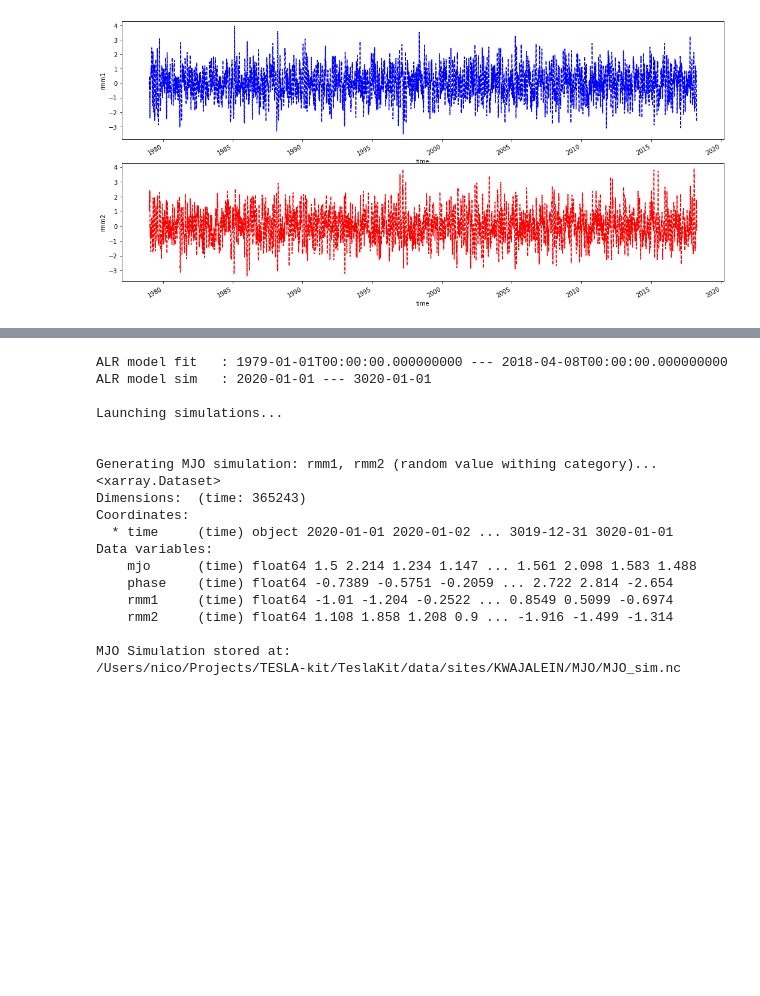
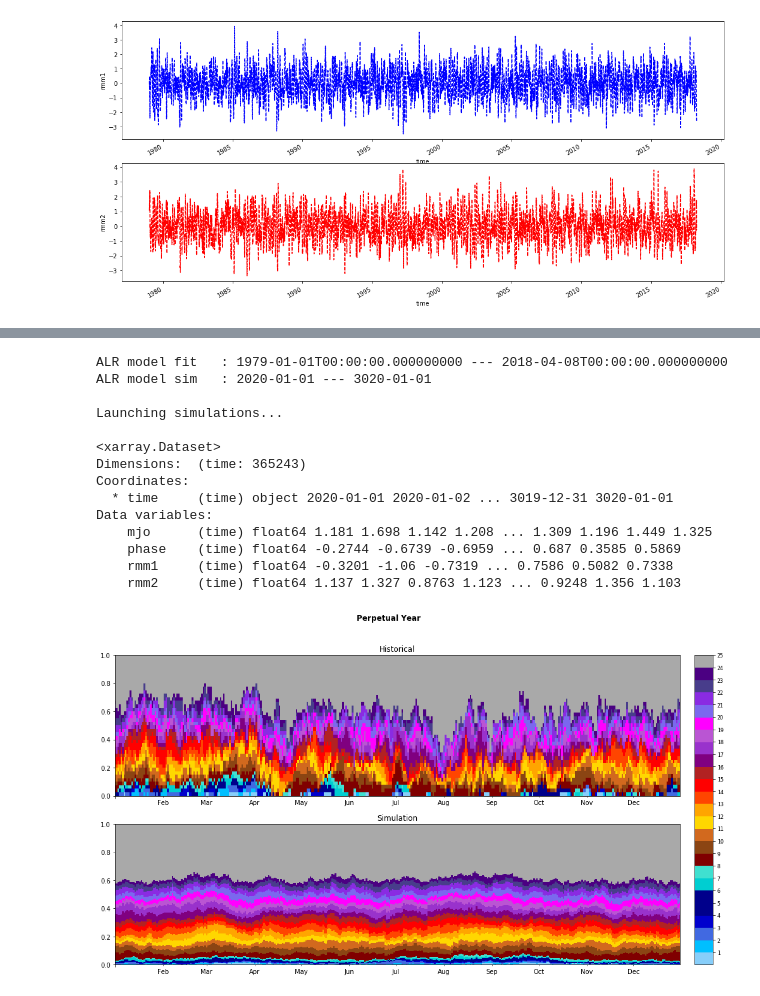
Before and after one commit to teslakit/teslakit, a Jupyter notebook: scripts/project_nb/02_MJO_ALR_Simulation.ipynb, the cells around one changed output, grey strips where cells are left out. Cells and saved outputs as stored; diff of their text form; code cells hidden in the pictures; blank space fills up the shorter version.

```diff
--- a/scripts/project_nb/02_MJO_ALR_Simulation.ipynb
+++ b/scripts/project_nb/02_MJO_ALR_Simulation.ipynb
@@ -89,14 +79,7 @@ Calculating MJO categories (from 25 options)...
 # --------------------------------------
 # Autoregressive Logistic Regression - fit model
 
-print(
-'\nSetting ALR execution parameters...\n \
-markov_order = {0}\n seasonality = {1}'.format(
-    alr_markov_order, alr_seasonality)
-)
-
 # MJO historical data for fitting
-num_categs  = 25  # fixed parameter
 xds_bmus_fit = xr.Dataset(
     {
         'bmus'  :(('time',), xds_mjo_hist.categ.values[:]),
@@ -112,12 +95,9 @@ d_terms_settings = {
 }
 
 # ALR wrapper
-ALRW = ALR_WRP(p_mjo_alrw)
-ALRW.SetFitData(num_categs, xds_bmus_fit, d_terms_settings)
+ALRW = ALR_WRP(db.paths.site.MJO.alrw)
+ALRW.SetFitData(alr_num_categs, xds_bmus_fit, d_terms_settings)
 
 # ALR model fitting
 ALRW.FitModel(max_iter=10000)
-
-# show fit report
-ALRW.Report_Fit()
 # %% [output]
@@ -139,20 +122,17 @@ ALR model saved at /Users/nico/Projects/TESLA-kit/TeslaKit/data/sites/KWAJALEIN/
 dates_sim = [d1_sim + timedelta(days=i) for i in range((d2_sim-d1_sim).days+1)]
 
 # launch simulation
-sim_num = 1  # only one simulation for mjo daily
-xds_alr = ALRW.Simulate(sim_num, dates_sim, progress_bar=False)
+xds_alr = ALRW.Simulate(num_sims, dates_sim)
 evbmus_sim = np.squeeze(xds_alr.evbmus_sims.values[:])
 
-
 # Generate mjo rmm1 and rmm2 simulated values
-print('\nGenerating MJO simulation: rmm1, rmm2 (random value withing category)...')
-rmm12_sim = np.empty((len(evbmus_sim),2)) * np.nan
+rmm12_sim = np.empty((len(evbmus_sim), 2)) * np.nan
 for c, m in enumerate(evbmus_sim):
     options = d_rmm_categ['cat_{0}'.format(int(m))]
     r = np.random.randint(options.shape[0])
     rmm12_sim[c,:] = options[r,:]
 
-# mjo and phase
+# calculate mjo and phase
 mjo_sim = np.sqrt(rmm12_sim[:,0]**2+rmm12_sim[:,1]**2)
 phase_sim = np.arctan2(rmm12_sim[:,0], rmm12_sim[:,1])
 
@@ -168,26 +148,24 @@ xds_MJO_sim = xr.Dataset(
 )
 print(xds_MJO_sim)
 
-# xarray.Dataset.to_netcdf() wont work with this time array and time dtype
-sbxds(xds_MJO_sim, p_mjo_sim)
-print('\nMJO Simulation stored at:\n{0}'.format(p_mjo_sim))
+db.Save_MJO_sim(xds_MJO_sim)
 # %% [output]
 ALR model fit   : 1979-01-01T00:00:00.000000000 --- 2018-04-08T00:00:00.000000000
 ALR model sim   : 2020-01-01 --- 3020-01-01
 
 Launching simulations...
 
-
-Generating MJO simulation: rmm1, rmm2 (random value withing category)...
 <xarray.Dataset>
 Dimensions:  (time: 365243)
 Coordinates:
   * time     (time) object 2020-01-01 2020-01-02 ... 3019-12-31 3020-01-01
 Data variables:
-    mjo      (time) float64 1.5 2.214 1.234 1.147 ... 1.561 2.098 1.583 1.488
-    phase    (time) float64 -0.7389 -0.5751 -0.2059 ... 2.722 2.814 -2.654
-    rmm1     (time) float64 -1.01 -1.204 -0.2522 ... 0.8549 0.5099 -0.6974
-    rmm2     (time) float64 1.108 1.858 1.208 0.9 ... -1.916 -1.499 -1.314
-
-MJO Simulation stored at:
-/Users/nico/Projects/TESLA-kit/TeslaKit/data/sites/KWAJALEIN/MJO/MJO_sim.nc
+    mjo      (time) float64 1.181 1.698 1.142 1.208 ... 1.309 1.196 1.449 1.325
+    phase    (time) float64 -0.2744 -0.6739 -0.6959 ... 0.687 0.3585 0.5869
+    rmm1     (time) float64 -0.3201 -1.06 -0.7319 ... 0.7586 0.5082 0.7338
+    rmm2     (time) float64 1.137 1.327 0.8763 1.123 ... 0.9248 1.356 1.103
+# %%
+# show simulation report
+ALRW.Report_Sim()
+# %% [output]
+[figure, added]
```
Also changed, not shown: parts of 7 cells of this notebook.
